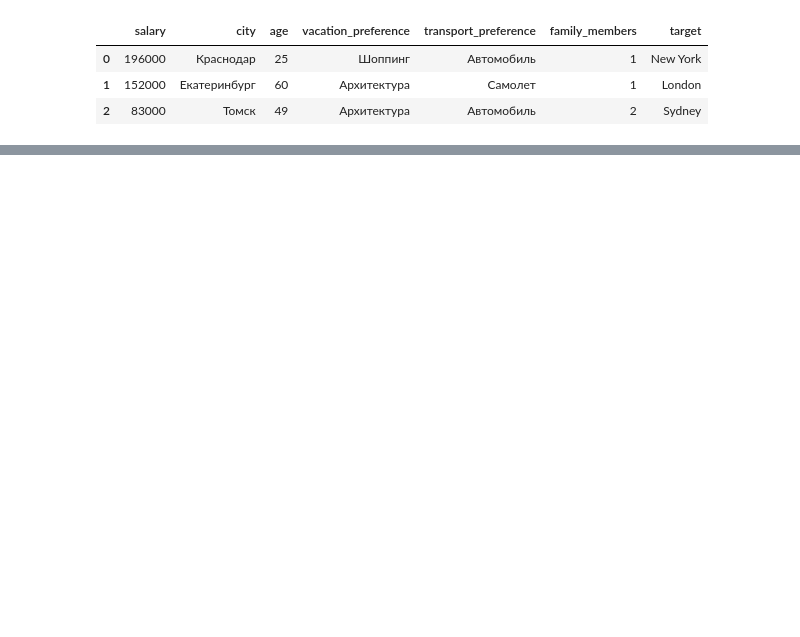
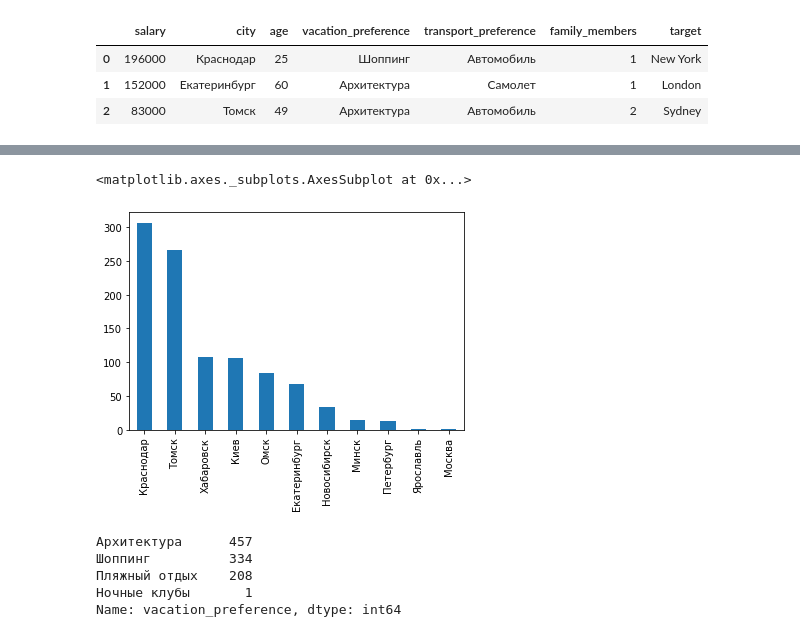
Before and after one commit to QAtester-MM/-----------------------------, a Jupyter notebook: Travel_dataset.ipynb, the cells around one changed output, grey strips where cells are left out. Drawn from its saved outputs; the diff is of its cells as text; code cells hidden in the pictures; blank space fills up the shorter version.

```diff
--- a/Travel_dataset.ipynb
+++ b/Travel_dataset.ipynb
@@ -31,0 +76,13 @@ trips_data.head(3)
+# %%
+trips_data["city"].value_counts().plot(kind="bar")
+# %% [output]
+<matplotlib.axes._subplots.AxesSubplot at 0x...>
+[figure, added]
+# %%
+trips_data["vacation_preference"].value_counts()
+# %% [output]
+Архитектура      457
+Шоппинг          334
+Пляжный отдых    208
+Ночные клубы       1
+Name: vacation_preference, dtype: int64
```
Also changed, not shown: parts of 26 cells of this notebook.
